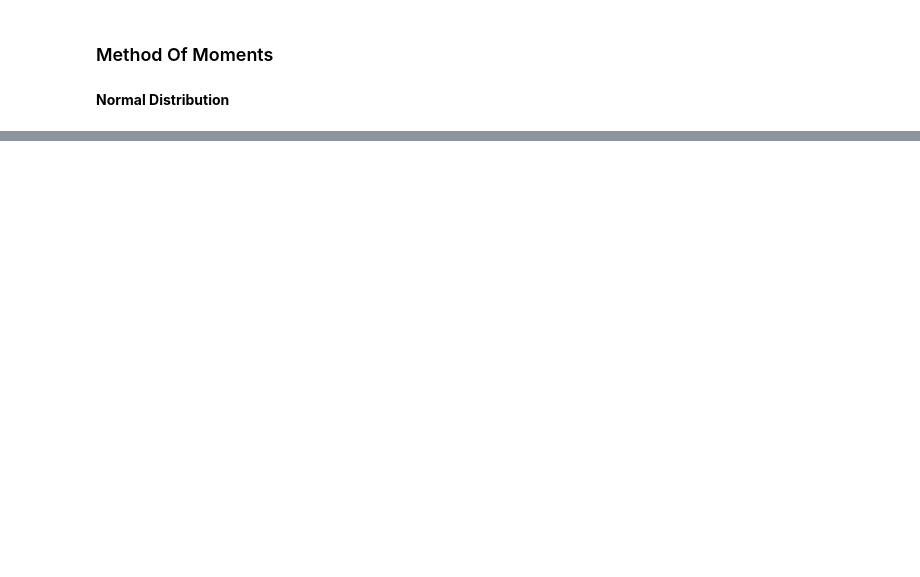
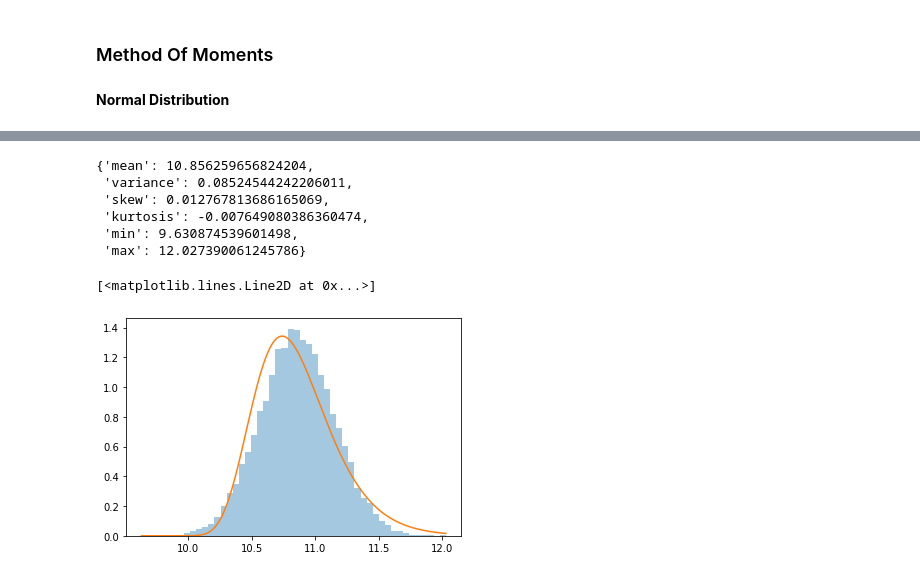
Before and after one commit to oriolgarrobe/Thesis, a Jupyter notebook: Untitled.ipynb, the cells around one changed output, grey strips where cells are left out. Cells and saved outputs as stored; diff of their text form; code cells hidden in the pictures; blank space fills up the shorter version.

```diff
--- a/Untitled.ipynb
+++ b/Untitled.ipynb
@@ -194,0 +139,16 @@ array([ 2.45357784e+04, -3.48774173e+01,  1.86395865e-03])
+# %%
+moments = get_moments(simulation)
+moments
+# %% [output]
+{'mean': 10.856259656824204,
+ 'variance': 0.08524544242206011,
+ 'skew': 0.012767813686165069,
+ 'kurtosis': -0.007649080386360474,
+ 'min': 9.630874539601498,
+ 'max': 12.027390061245786}
+# %%
+sns.distplot(a = simulation, kde = False, norm_hist=True)
+plt.plot(simulation, scipy.stats.lognorm.pdf(simulation, *params_lognorm))
+# %% [output]
+[<matplotlib.lines.Line2D at 0x...>]
+[figure, added]
```
Also changed, not shown: parts of 41 cells of this notebook, 1 other file.
